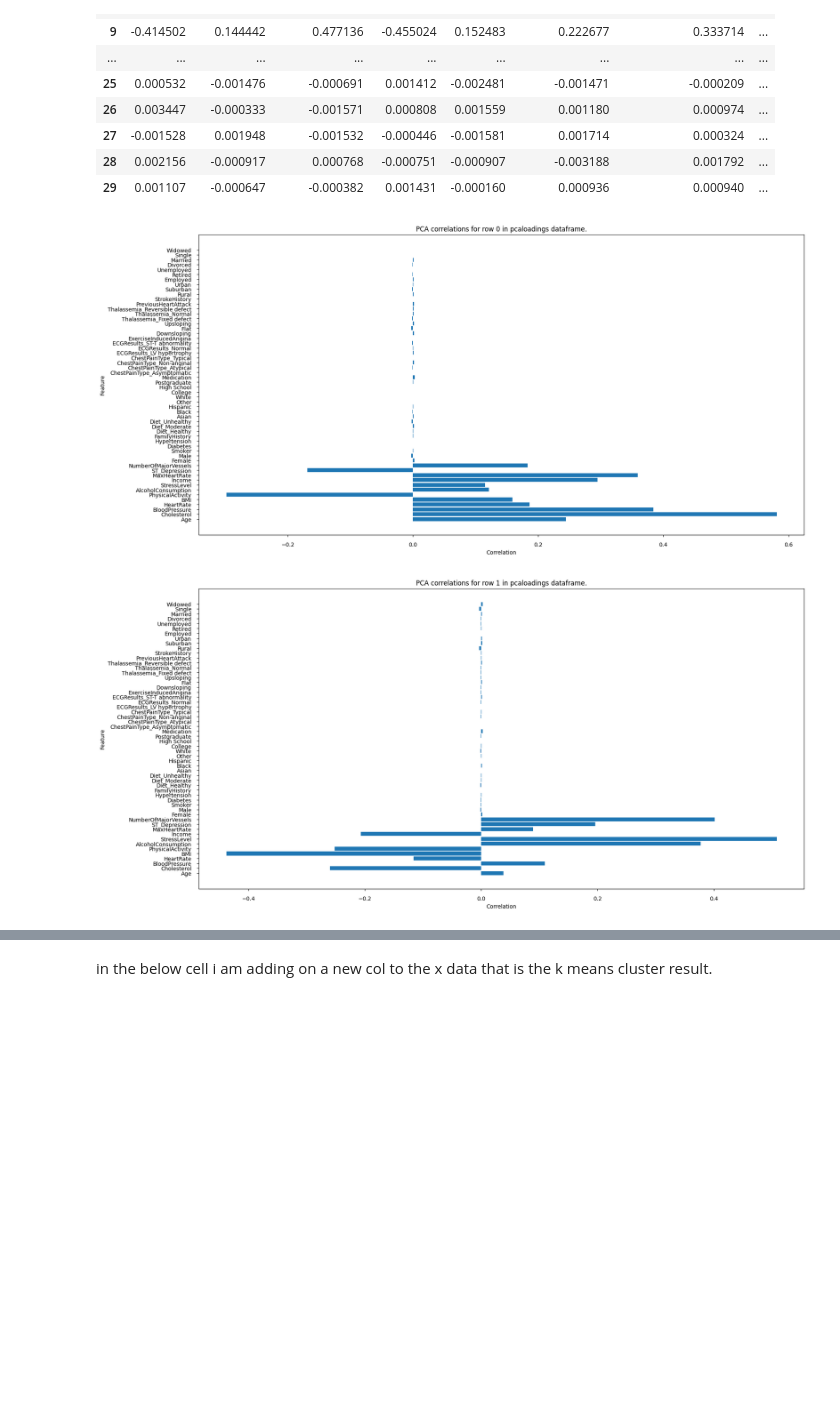
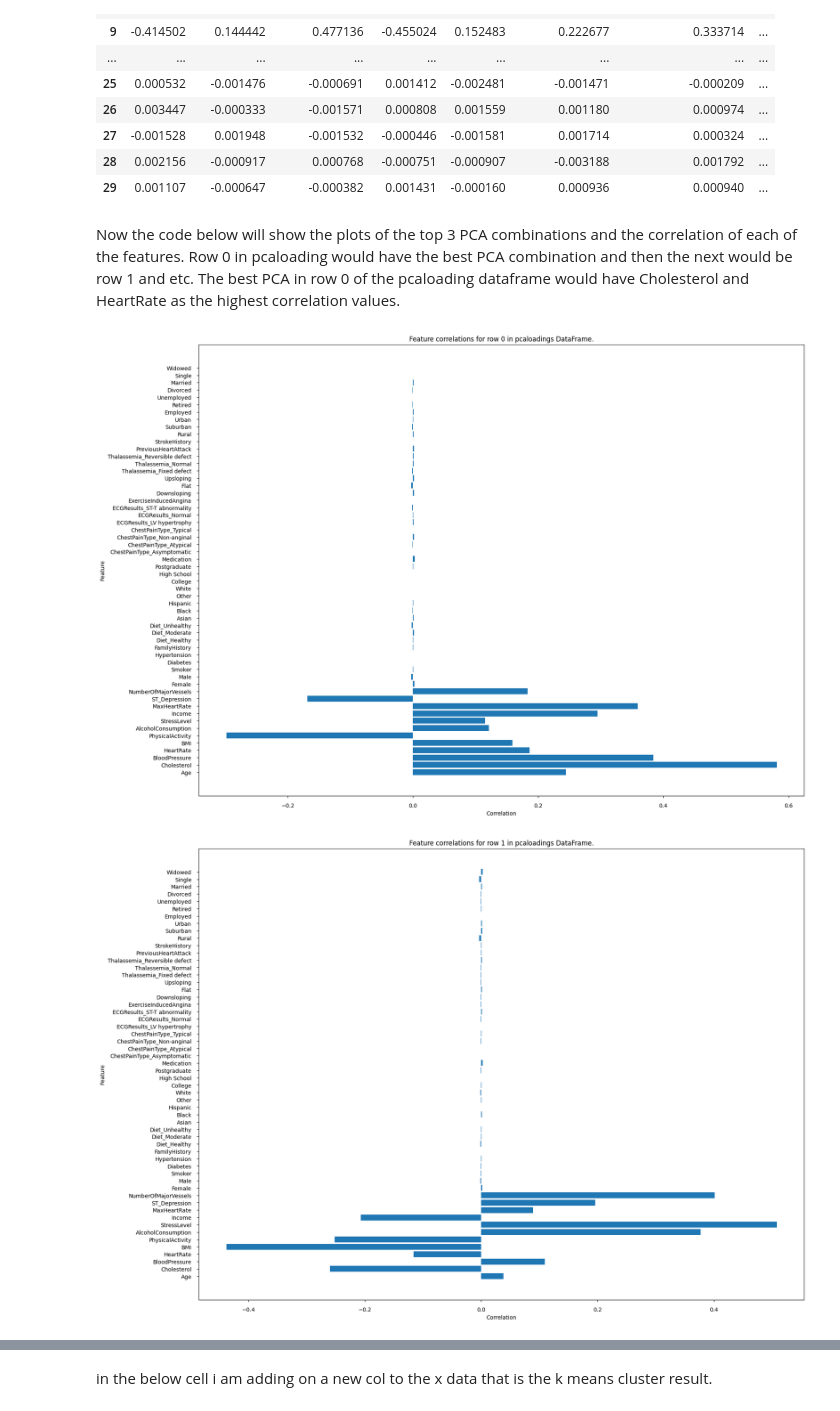
Before and after one commit to kchen3490/cmsc320-final, a Jupyter notebook: notebook.ipynb, the cells around one changed output, grey strips where cells are left out. Saved outputs shown, nothing was run; the diff lists cells and outputs as text; code cells hidden in the pictures; blank space fills up the shorter version.

```diff
--- a/notebook.ipynb
+++ b/notebook.ipynb
@@ -557,21 +561,23 @@ pca_loadings
 | 27 | -0.001528 | 0.001948 | -0.001532 | -0.000446 | -0.001581 | 0.001714 | 0.000324 | ... |
 | 28 | 0.002156 | -0.000917 | 0.000768 | -0.000751 | -0.000907 | -0.003188 | 0.001792 | ... |
 | 29 | 0.001107 | -0.000647 | -0.000382 | 0.001431 | -0.000160 | 0.000936 | 0.000940 | ... |
+# %% [markdown]
+Now the code below will show the plots of the top 3 PCA combinations and the correlation of each of the features. Row 0 in pcaloading would have the best PCA combination and then the next would be row 1 and etc. The best PCA in row 0 of the pcaloading dataframe would have Cholesterol and HeartRate as the highest correlation values.
 # %%
-top_pca = pca_loadings.head(3)
+top_pcas = pca_loadings.head(3)
 
-for index, row in top_pca.iterrows():
+for index, row in top_pcas.iterrows():
 
-    figure, ax = plt.subplots(figsize=(20, 10))
+    figure, axes = plt.subplots(figsize=(20, 15))
 
-    bar_plot = ax.barh(features, row)
+    bar_plot = axes.barh(features, row)
 
-    ax.xaxis.set_tick_params(pad=10)
-    ax.yaxis.set_tick_params(pad=10)
+    axes.xaxis.set_tick_params(pad=10)
+    axes.yaxis.set_tick_params(pad=10)
 
-    ax.set_xlabel("Correlation")
-    ax.set_ylabel("Feature")
-    ax.set_title("Feature correlations for row " + str(index) + " in pcaloadings dataframe.")
+    axes.set_xlabel("Correlation")
+    axes.set_ylabel("Feature")
+    axes.set_title("Feature correlations for row " + str(index) + " in pcaloadings DataFrame.")
 # %% [output]
-[figure, old version]
+[figure, new version]
-[figure, old version]
+[figure, new version]
```
Also changed, not shown: parts of 29 cells of this notebook.
